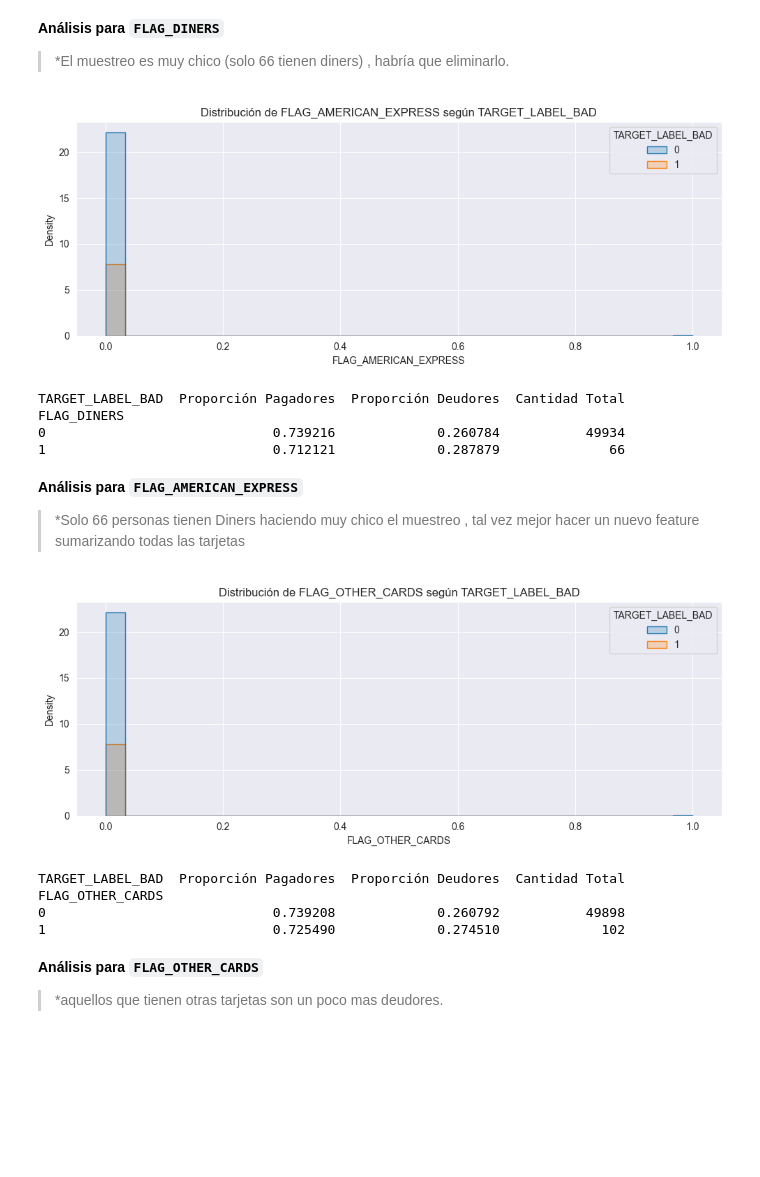
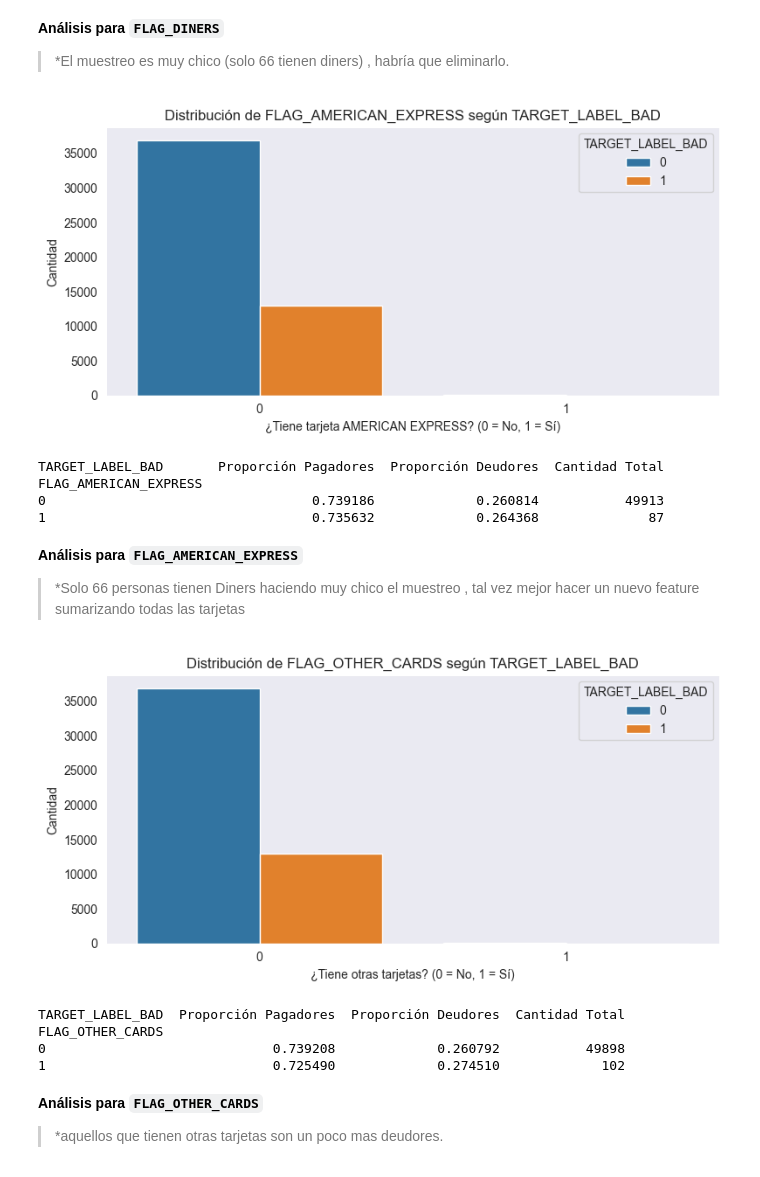
Before and after one commit to alkimer/CreditRiskAnalysisProject, a Jupyter notebook: EDA_Ustarroz_Numericos.ipynb, the cells around one changed output. Cells and saved outputs as stored; diff of their text form; code cells hidden in the pictures; blank space fills up the shorter version.

```diff
--- a/credit_risk_analysis/EDA/EDA_Ustarroz_Numericos.ipynb
+++ b/EDA_Ustarroz_Numericos.ipynb
@@ -79,7 +55,7 @@ import seaborn as sns
 import warnings
 warnings.filterwarnings('ignore')
 # %%
-df = pd.read_csv("data/data-with-columns.csv")
+df = pd.read_csv("./data/processed/data-with-columns.csv")
 df.rename(columns={"TARGET_LABEL_BAD=1": "TARGET_LABEL_BAD"}, inplace=True)
 
 numeric_df = df.select_dtypes(include=["int64", "float64"]).drop(columns=["ID_CLIENT"])
@@ -517,49 +507,59 @@ FLAG_DINERS
 **Análisis para `FLAG_DINERS`**
 > *El muestreo es muy chico (solo 66 tienen diners) , habría que eliminarlo.
 # %%
-# Gráfico de distribución para FLAG_AMERICAN_EXPRESS
-plt.figure(figsize=(10, 4))
-sns.histplot(data=df, x="FLAG_AMERICAN_EXPRESS", hue="TARGET_LABEL_BAD", bins=30, element="step", stat="density")
+# Gráfico de barras para FLAG_AMERICAN_EXPRESS
+plt.figure(figsize=(8, 4))
+sns.countplot(data=df, x="FLAG_AMERICAN_EXPRESS", hue="TARGET_LABEL_BAD")
 plt.title("Distribución de FLAG_AMERICAN_EXPRESS según TARGET_LABEL_BAD")
-plt.grid(True)
+plt.xlabel("¿Tiene tarjeta AMERICAN EXPRESS? (0 = No, 1 = Sí)")
+plt.ylabel("Cantidad")
+plt.grid(axis='y')
 plt.tight_layout()
 plt.show()
 
-ae_dist = df.groupby("FLAG_AMERICAN_EXPRESS")["TARGET_LABEL_BAD"].value_counts(normalize=True).unstack().rename(
-    columns={0: "Proporción Pagadores", 1: "Proporción Deudores"}
+# Tabla de proporciones y cantidad total
+ae_dist = (
+    df.groupby("FLAG_AMERICAN_EXPRESS")["TARGET_LABEL_BAD"]
+    .value_counts(normalize=True)
+    .unstack()
+    .rename(columns={0: "Proporción Pagadores", 1: "Proporción Deudores"})
 )
 
-# Agregar cantidad total por FLAG_diners
 ae_dist["Cantidad Total"] = df["FLAG_AMERICAN_EXPRESS"].value_counts()
 
-print(diners_dist)
+print(ae_dist)  # Corregido: antes se imprimía diners_dist por error
 # %% [output]
-[figure, old version]
+[figure, new version]
-TARGET_LABEL_BAD  Proporción Pagadores  Proporción Deudores  Cantidad Total
-FLAG_DINERS
-0                             0.739216             0.260784           49934
-1                             0.712121             0.287879              66
+TARGET_LABEL_BAD       Proporción Pagadores  Proporción Deudores  Cantidad Total
+FLAG_AMERICAN_EXPRESS
+0                                  0.739186             0.260814           49913
+1                                  0.735632             0.264368              87
 # %% [markdown]
 **Análisis para `FLAG_AMERICAN_EXPRESS`**
 > *Solo 66 personas tienen Diners haciendo muy chico el muestreo , tal vez mejor hacer un nuevo feature sumarizando todas las tarjetas
 # %%
-# Gráfico de distribución para FLAG_OTHER_CARDS
-plt.figure(figsize=(10, 4))
-sns.histplot(data=df, x="FLAG_OTHER_CARDS", hue="TARGET_LABEL_BAD", bins=30, element="step", stat="density")
+# Gráfico de barras para FLAG_OTHER_CARDS
+plt.figure(figsize=(8, 4))
+sns.countplot(data=df, x="FLAG_OTHER_CARDS", hue="TARGET_LABEL_BAD")
 plt.title("Distribución de FLAG_OTHER_CARDS según TARGET_LABEL_BAD")
-plt.grid(True)
+plt.xlabel("¿Tiene otras tarjetas? (0 = No, 1 = Sí)")
+plt.ylabel("Cantidad")
+plt.grid(axis='y')
 plt.tight_layout()
 plt.show()
 
-OC_dist = df.groupby("FLAG_OTHER_CARDS")["TARGET_LABEL_BAD"].value_counts(normalize=True).unstack().rename(
-    columns={0: "Proporción Pagadores", 1: "Proporción Deudores"}
+# Tabla de proporciones y cantidad total
+OC_dist = (
+    df.groupby("FLAG_OTHER_CARDS")["TARGET_LABEL_BAD"]
+    .value_counts(normalize=True)
+    .unstack()
+    .rename(columns={0: "Proporción Pagadores", 1: "Proporción Deudores"})
 )
 
-# Agregar cantidad total por FLAG_diners
 OC_dist["Cantidad Total"] = df["FLAG_OTHER_CARDS"].value_counts()
 print(OC_dist)
 # %% [output]
-[figure, old version]
+[figure, new version]
 TARGET_LABEL_BAD  Proporción Pagadores  Proporción Deudores  Cantidad Total
 FLAG_OTHER_CARDS
 0                             0.739208             0.260792           49898
```
Also changed, not shown: parts of 9 cells of this notebook, 3 other files.
